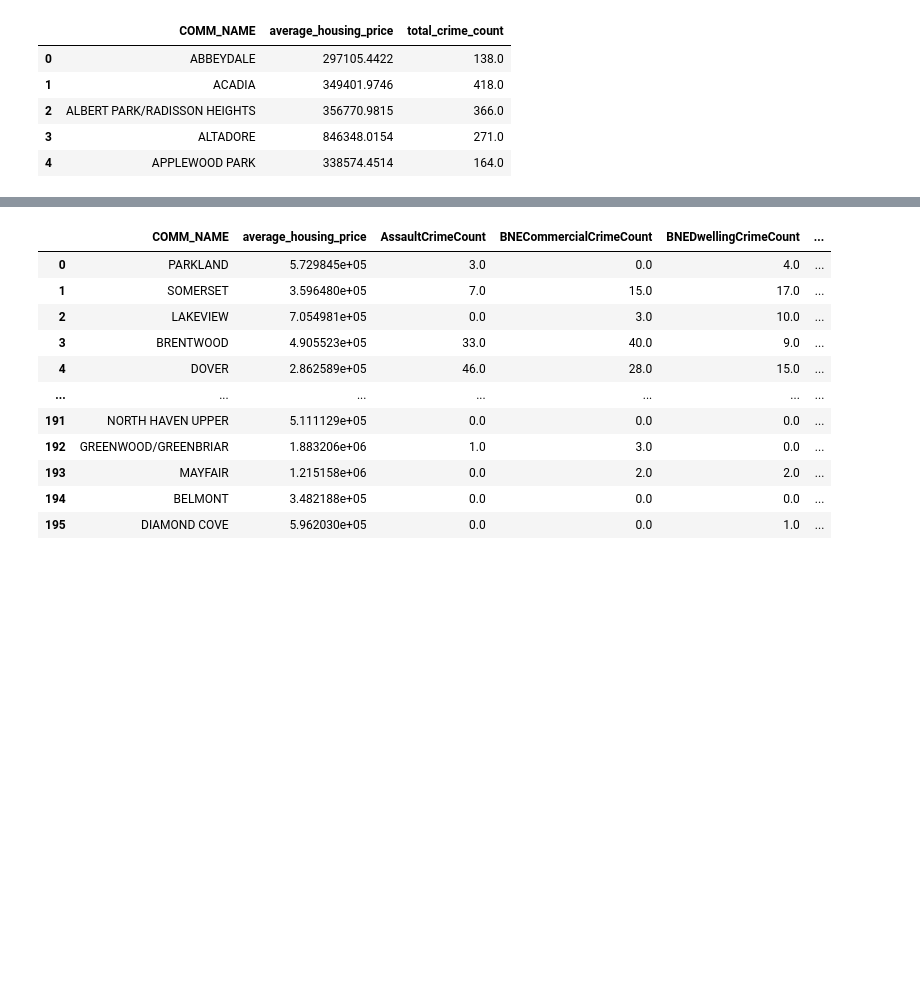
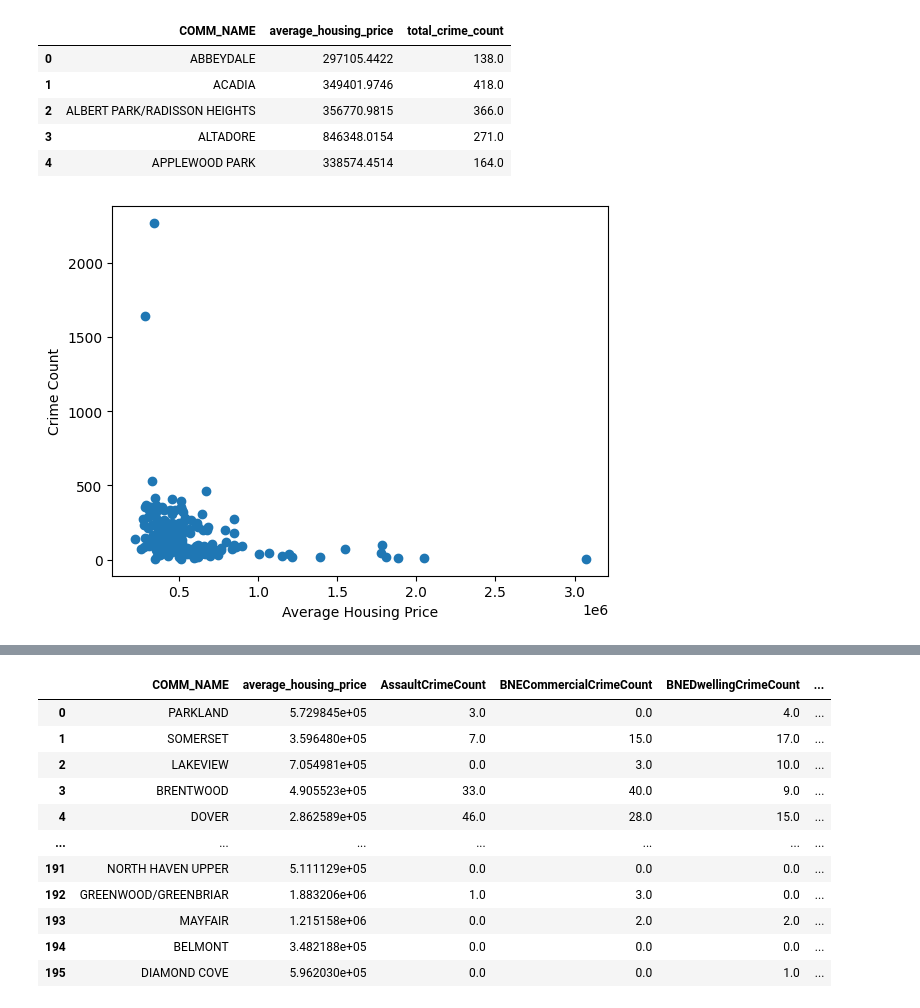
Before and after one commit to ethan2411/Data-603-604, a Jupyter notebook: Data 604 Term Project.ipynb, the cells around one changed output, grey strips where cells are left out. Saved outputs shown, nothing was run; the diff lists cells and outputs as text; code cells hidden in the pictures; blank space fills up the shorter version.

Commit message:
Queries and 1 graph

```diff
--- a/Data 604 Term Project.ipynb
+++ b/Data 604 Term Project.ipynb
@@ -895,3 +897,11 @@ pricecrimetable.head()
 | 2 | ALBERT PARK/RADISSON HEIGHTS | 356770.9815 | 366.0 |
 | 3 | ALTADORE | 846348.0154 | 271.0 |
 | 4 | APPLEWOOD PARK | 338574.4514 | 164.0 |
+# %%
+plt.scatter(x=pricecrimetable["average_housing_price"], y=pricecrimetable["total_crime_count"])
+plt.xlabel("Average Housing Price")
+plt.ylabel("Crime Count")
+#plt.ylim(0,1000)
+plt.show()
+# %% [output]
+[figure, added]
```
Also changed, not shown: parts of 9 cells of this notebook.
